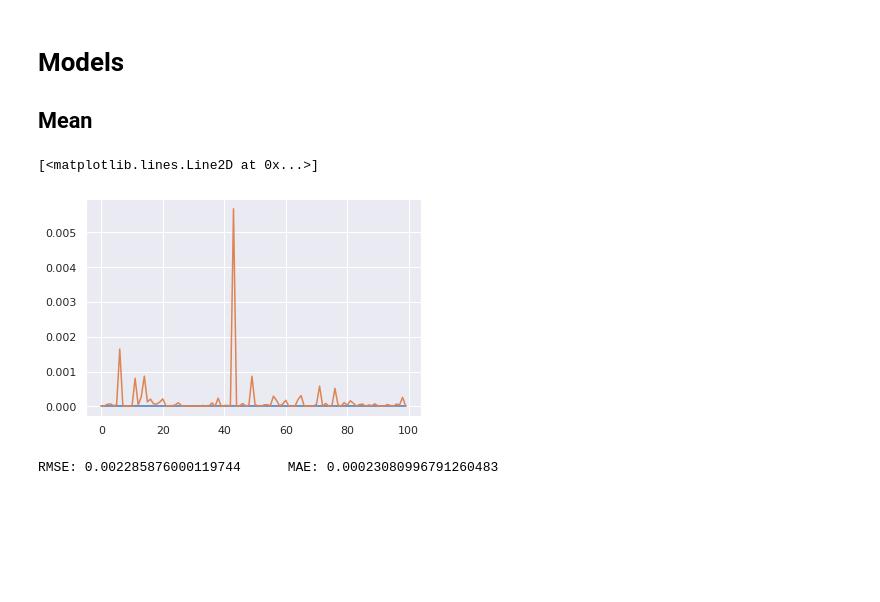
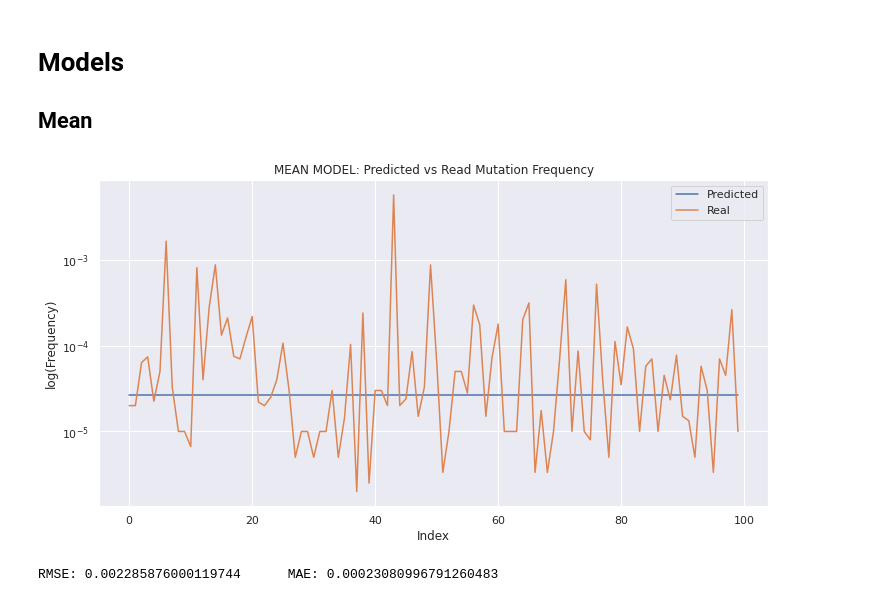
Before and after one commit to ramongduraes/bioinfo_final, a Jupyter notebook: models/Models.ipynb, the cells around one changed output. Drawn from its saved outputs; the diff is of its cells as text; code cells hidden in the pictures; blank space fills up the shorter version.

```diff
--- a/models/Models.ipynb
+++ b/models/Models.ipynb
@@ -159,12 +171,19 @@ def get_metrics(y_pred, y_true):
 # %%
 X_train, y_train, X_test, y_test = get_train_test_data(oh_df, train_idx, test_idx)
 y_pred_mean = np.repeat(np.mean(df.Frequency), len(y_test))
 
+# plt.plot(y_pred_mean[0:100])
+# plt.plot(y_test[0:100])
+fig, ax = plt.subplots(figsize=(12,6))
 plt.plot(y_pred_mean[0:100])
 plt.plot(y_test[0:100])
+plt.legend(['Predicted', 'Real'])
+plt.title('MEAN MODEL: Predicted vs Read Mutation Frequency')
+plt.ylabel('log(Frequency)')
+plt.xlabel('Index')
+plt.yscale('log');
 # %% [output]
-[<matplotlib.lines.Line2D at 0x...>]
-[figure, old version]
+[figure, new version]
 # %%
 rms_mean, mae_mean = get_metrics(y_pred_mean, y_test)
 # %% [output]
```
Also changed, not shown: parts of 8 cells of this notebook, 3 other files.
